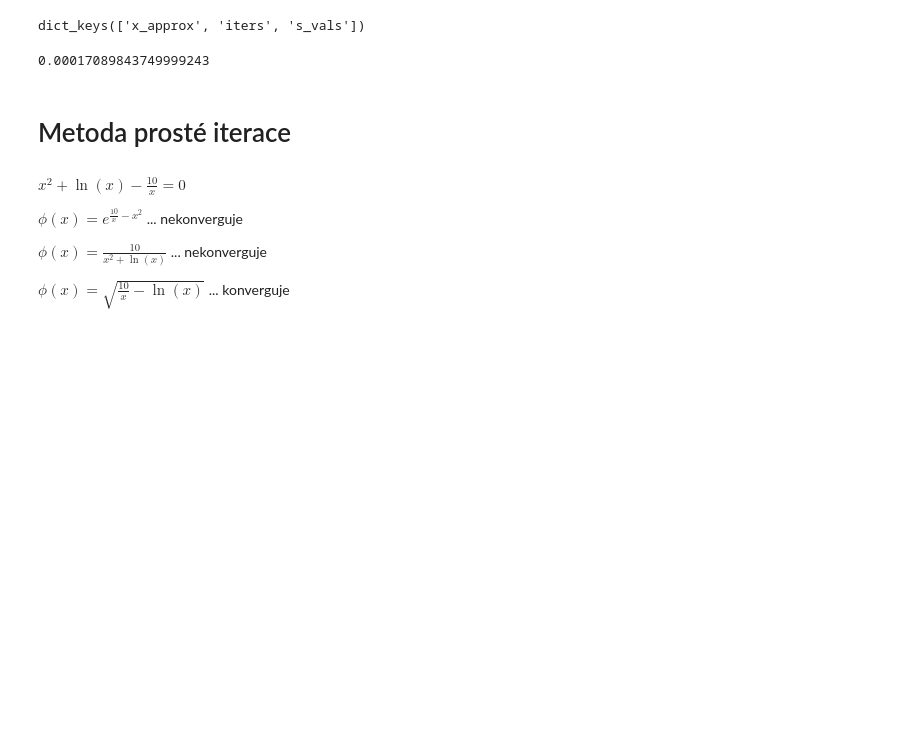
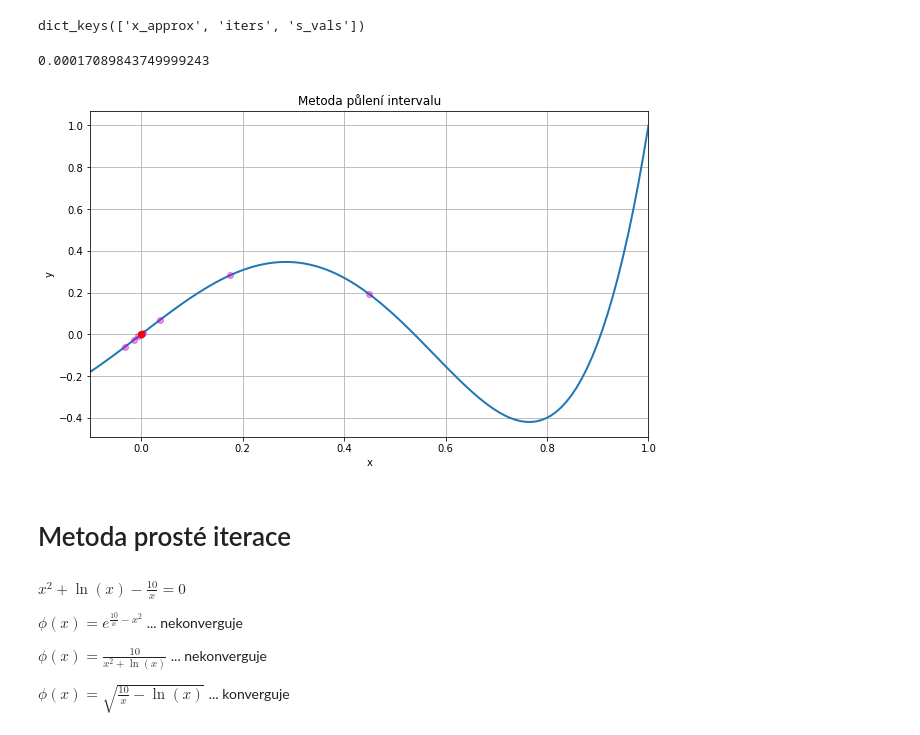
Before and after one commit to c0n73x7/numericke-metody, a Jupyter notebook: notebooks/NM/1. Nelineární rovnice.ipynb, the cells around one changed output. Saved outputs shown, nothing was run; the diff lists cells and outputs as text; code cells hidden in the pictures; blank space fills up the shorter version.

Commit message:
nonlineq visualization (#11)

```diff
--- a/notebooks/NM/1. Nelineární rovnice.ipynb
+++ b/notebooks/NM/1. Nelineární rovnice.ipynb
@@ -10,4 +12,4 @@ $f(x) = \frac{x}{8 \cdot (63 x^4 - 70 x^2 + 15)}$
 def f(x):
     return x / 8 * (63 * x**4 - 70 * x**2 + 15)
 # %%
-result = bisection(f, -0.1, 1, 0.001, show_progress=True)
+result = bisection(f, -0.1, 1, 0.001, show_progress=False)
@@ -37,6 +21,10 @@ dict_keys(['x_approx', 'iters', 's_vals'])
 result['x_approx']
 # %% [output]
 0.00017089843749999243
+# %%
+nonlineqs_plot(f, result['s_vals'], [-0.1, 1], 'Metoda půlení intervalu')
+# %% [output]
+[figure, added]
 # %% [markdown]
 # Metoda prosté iterace
 # %%
```
Also changed, not shown: parts of 21 cells of this notebook, 1 other file.
